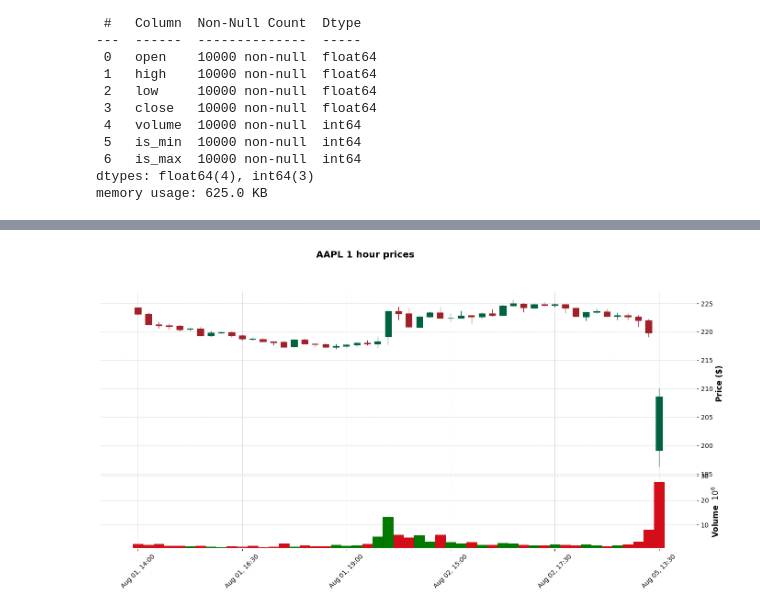
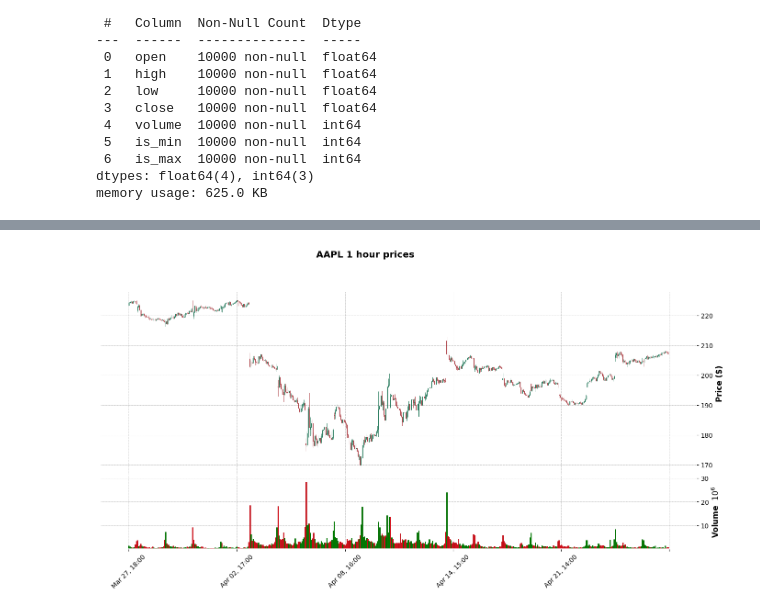
Before and after one commit to Doughnutik/Trading-Signals-Using-Fractal-and-Chaotic-Time-Series-Analysis, a Jupyter notebook: draw_graph.ipynb, the cells around one changed output, grey strips where cells are left out. Cells and saved outputs as stored; diff of their text form; code cells hidden in the pictures.

```diff
--- a/draw_graph.ipynb
+++ b/draw_graph.ipynb
@@ -23,4 +23,4 @@ Data columns (total 7 columns):
 dtypes: float64(4), int64(3)
 memory usage: 625.0 KB
 # %%
-df[22:72]
+df_copy = df[df.index.year > 2024]
@@ -46,12 +27,12 @@ df[22:72]
 # %%
 mpf.plot(
-    df[22:73],
+    df_copy[1500:2000],
     type='candle',
     style='charles',
     title=f'AAPL 1 hour prices',
     ylabel='Price ($)',
     volume=True,
     figsize=(18, 8)
 )
 # %% [output]
-[figure, old version]
+[figure, new version]
```
Also changed, not shown: parts of 1 cell of this notebook, 19 other files.
